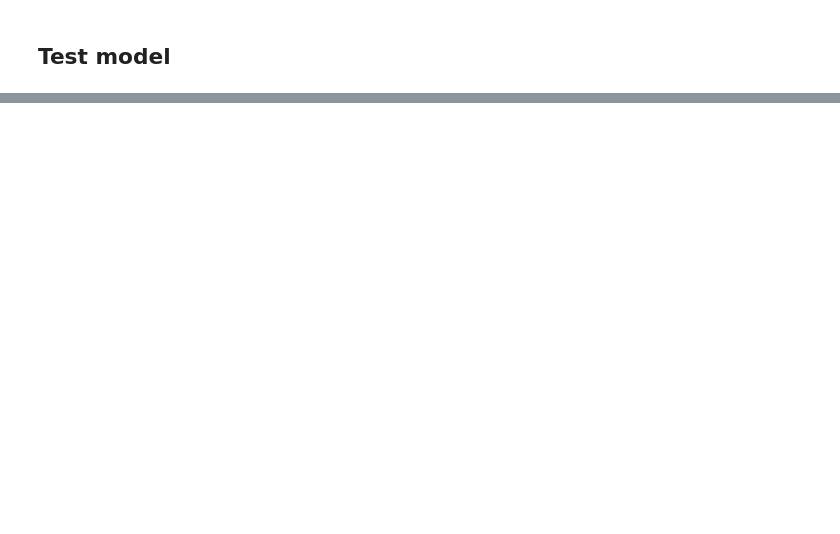
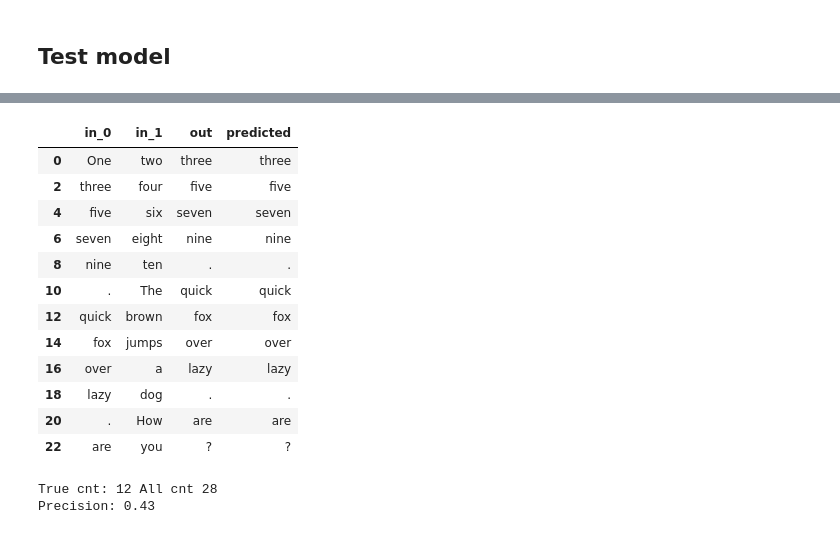
Before and after one commit to Aleksey-Movchanyuk/quantum, a Jupyter notebook: nlp_models/dev_fast_ai_first_RNN.ipynb, the cells around one changed output, grey strips where cells are left out. Cells and saved outputs as stored; diff of their text form; code cells hidden in the pictures; blank space fills up the shorter version.

```diff
--- a/nlp_models/dev_fast_ai_first_RNN.ipynb
+++ b/nlp_models/dev_fast_ai_first_RNN.ipynb
@@ -161,0 +208,24 @@ get_next(['One', 'two'])
+# %%
+test_cases_text[test_cases_text.out==test_cases_text.predicted]
+# %% [output]
+|  | in_0 | in_1 | out | predicted |
+| 0 | One | two | three | three |
+| 2 | three | four | five | five |
+| 4 | five | six | seven | seven |
+| 6 | seven | eight | nine | nine |
+| 8 | nine | ten | . | . |
+| 10 | . | The | quick | quick |
+| 12 | quick | brown | fox | fox |
+| 14 | fox | jumps | over | over |
+| 16 | over | a | lazy | lazy |
+| 18 | lazy | dog | . | . |
+| 20 | . | How | are | are |
+| 22 | are | you | ? | ? |
+# %%
+true_cnt = len(test_cases_text[test_cases_text.out==test_cases_text.predicted].index) * 1.0
+all_cnt = len(test_cases_text.index) * 1.0
+print('True cnt: %d All cnt %d'%(true_cnt, all_cnt))
+print("Precision: %.2f"%( true_cnt/all_cnt))
+# %% [output]
+True cnt: 12 All cnt 28
+Precision: 0.43
```
Also changed, not shown: parts of 8 cells of this notebook, 11 other files.
